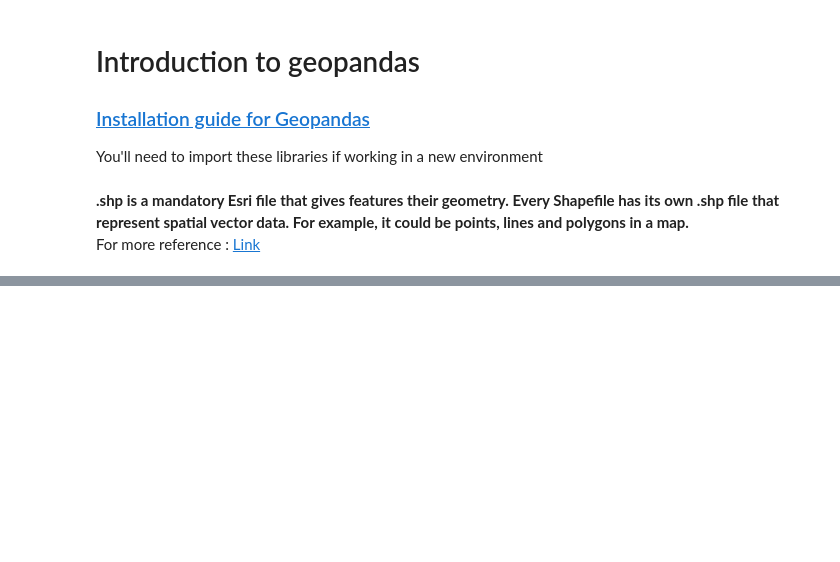
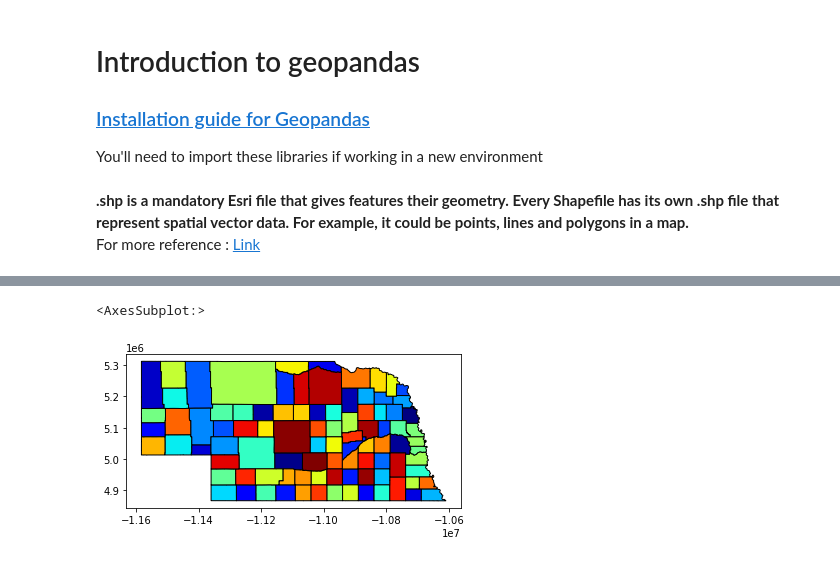
Before and after one commit to Puranjit/DataScience, a Jupyter notebook: Introduction to Geopandas.ipynb, the cells around one changed output, grey strips where cells are left out. Drawn from its saved outputs; the diff is of its cells as text; code cells hidden in the pictures; blank space fills up the shorter version.

```diff
--- a/Introduction to Geopandas.ipynb
+++ b/Introduction to Geopandas.ipynb
@@ -44,5 +96,8 @@ Nebraska.plot(cmap = 'jet', edgecolor = 'black', column = 'NAMELSAD10', figsize
 # %%
-# Nebraska.plot(cmap = 'jet', edgecolor = 'black', column = 'OBJECTID')
+Nebraska.plot(cmap = 'jet', edgecolor = 'black', column = 'OBJECTID')
+# %% [output]
+<AxesSubplot:>
+[figure, added]
 # %%
 # Nebraska.plot(cmap = 'hsv', edgecolor = 'black', column = 'OBJECTID')
 # %%
```
Also changed, not shown: parts of 8 cells of this notebook.
